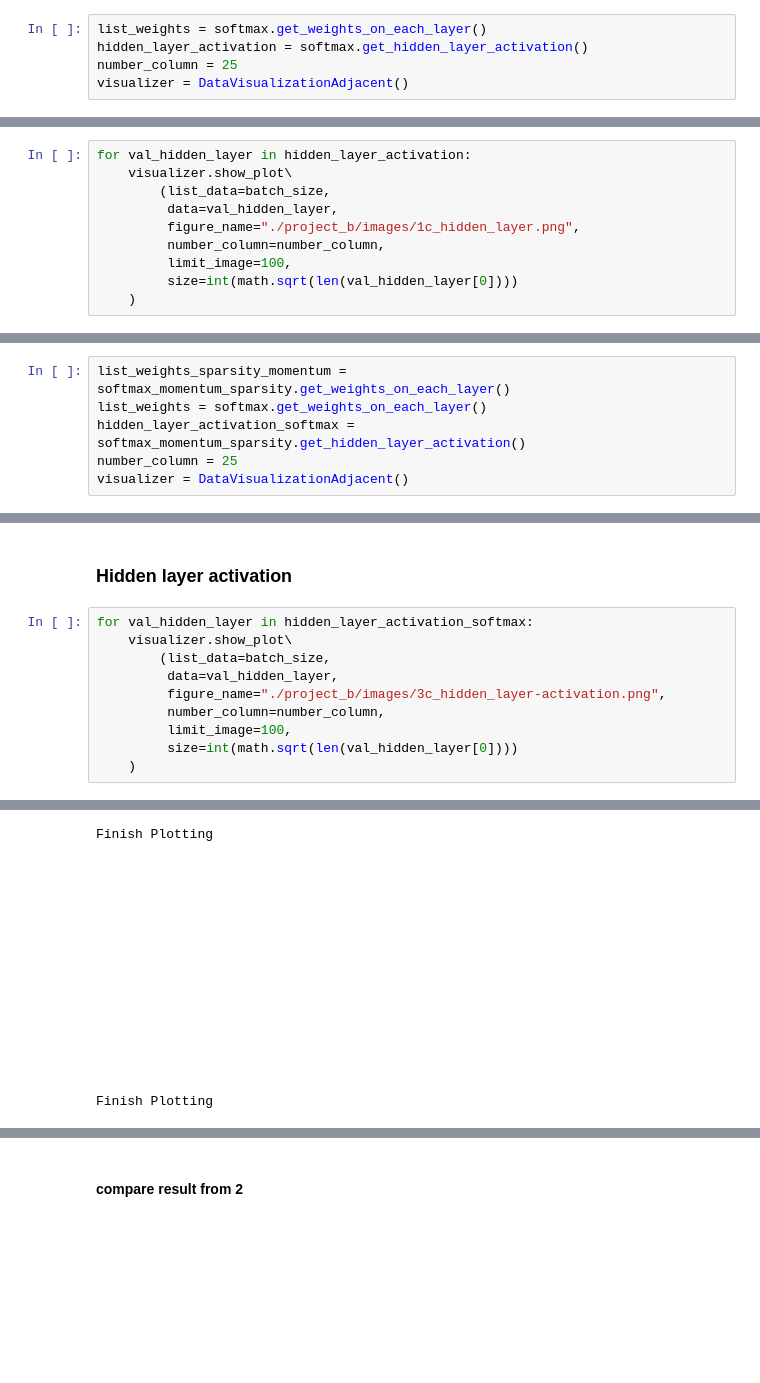
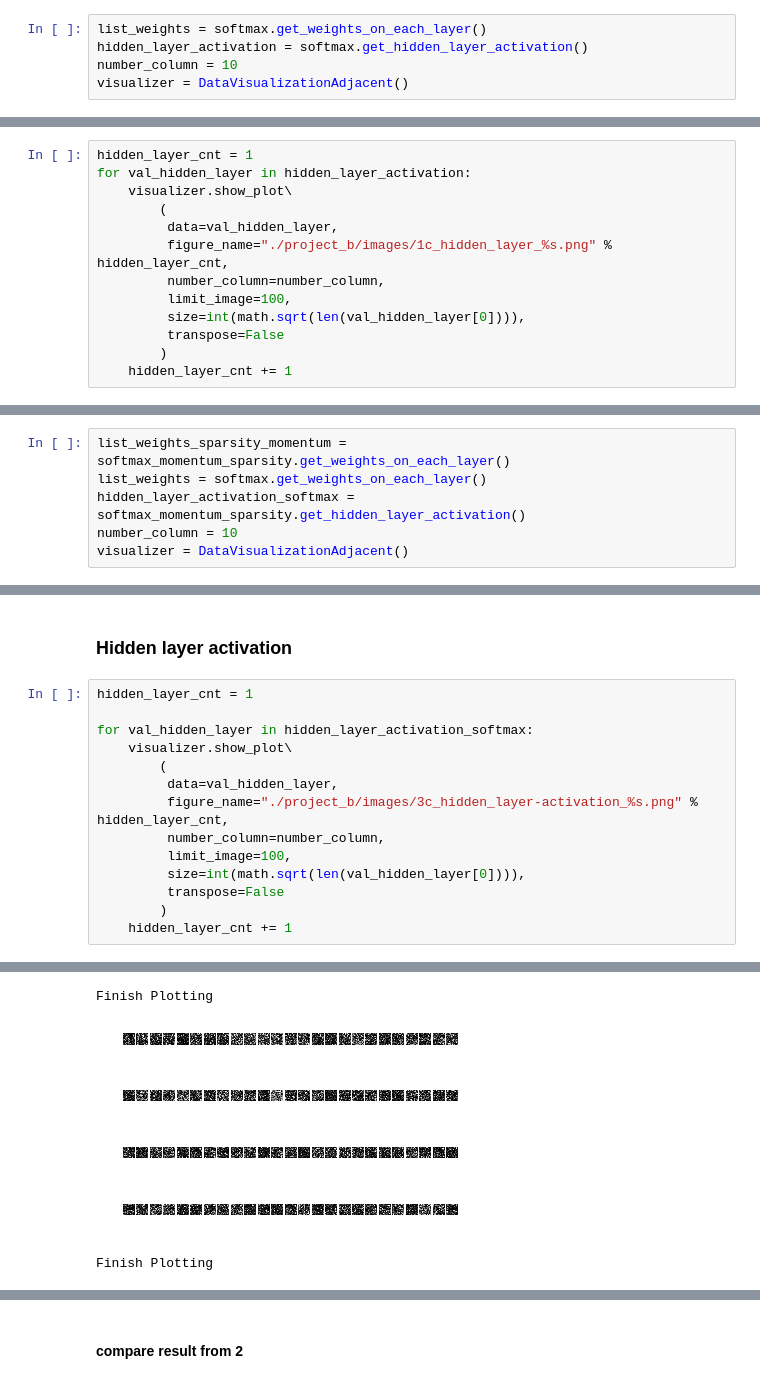
Before and after one commit to edwardsujono/neural_network_deep_cnn_autoencoder, a Jupyter notebook: Auto Encoder.ipynb, the cells around one changed output, grey strips where cells are left out. Drawn from its saved outputs; the diff is of its cells as text; blank space fills up the shorter version.

```diff
--- a/Auto Encoder.ipynb
+++ b/Auto Encoder.ipynb
@@ -513,7 +517,7 @@ b. Plot 100 samples of weights (as images) learned at each layer
 # %%
 list_weights = softmax.get_weights_on_each_layer()
 hidden_layer_activation = softmax.get_hidden_layer_activation()
-number_column = 25
+number_column = 10
 visualizer = DataVisualizationAdjacent()
 # %% [markdown]
 b.1. plot first layer of auto encoder.
@@ -587,14 +594,17 @@ Finish Plotting
 # %% [markdown]
 ### Hidden layer activation
 # %%
+hidden_layer_cnt = 1
 for val_hidden_layer in hidden_layer_activation:
     visualizer.show_plot\
-        (list_data=batch_size,
+        (
          data=val_hidden_layer,
-         figure_name="./project_b/images/1c_hidden_layer.png",
+         figure_name="./project_b/images/1c_hidden_layer_%s.png" % hidden_layer_cnt,
          number_column=number_column,
          limit_image=100,
-         size=int(math.sqrt(len(val_hidden_layer[0])))
-    )
+         size=int(math.sqrt(len(val_hidden_layer[0]))),
+         transpose=False
+        )
+    hidden_layer_cnt += 1
 # %% [output]
 Finish Plotting
@@ -720,7 +741,7 @@ Compare result from 1.b first layer
 list_weights_sparsity_momentum = softmax_momentum_sparsity.get_weights_on_each_layer()
 list_weights = softmax.get_weights_on_each_layer()
 hidden_layer_activation_softmax = softmax_momentum_sparsity.get_hidden_layer_activation()
-number_column = 25
+number_column = 10
 visualizer = DataVisualizationAdjacent()
 # %%
 %matplotlib inline
@@ -789,14 +814,18 @@ Finish Plotting
 # %% [markdown]
 ### Hidden layer activation
 # %%
+hidden_layer_cnt = 1
+
 for val_hidden_layer in hidden_layer_activation_softmax:
     visualizer.show_plot\
-        (list_data=batch_size,
+        (
          data=val_hidden_layer,
-         figure_name="./project_b/images/3c_hidden_layer-activation.png",
+         figure_name="./project_b/images/3c_hidden_layer-activation_%s.png" % hidden_layer_cnt,
          number_column=number_column,
          limit_image=100,
-         size=int(math.sqrt(len(val_hidden_layer[0])))
-    )
+         size=int(math.sqrt(len(val_hidden_layer[0]))),
+         transpose=False
+        )
+    hidden_layer_cnt += 1
 # %% [output]
 Finish Plotting
@@ -804,3 +833,3 @@ Finish Plotting
 Finish Plotting
-[figure, old version]
+[figure, new version]
 Finish Plotting
```
Also changed, not shown: parts of 17 cells of this notebook.
